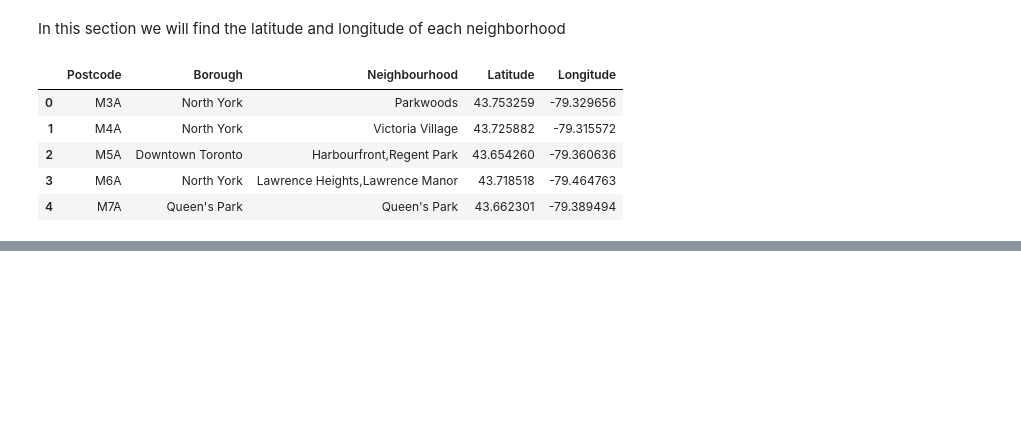
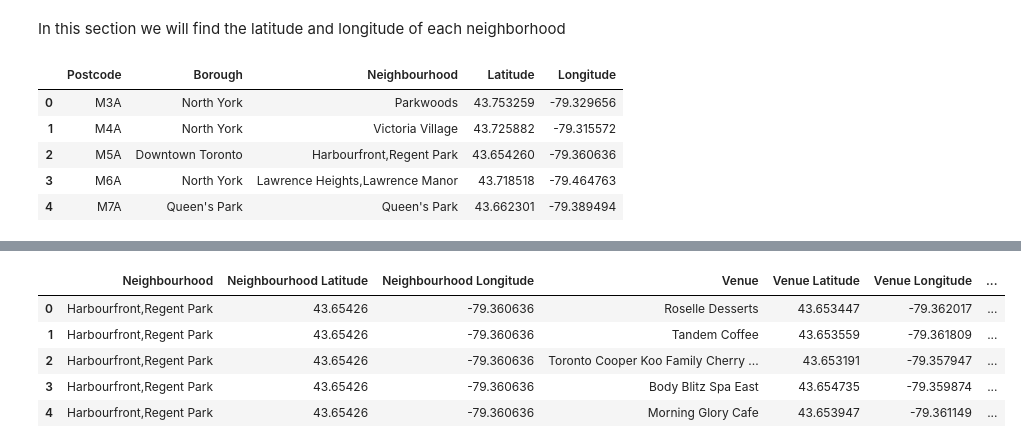
Before and after one commit to ameliacorl/Coursera_Capstone, a Jupyter notebook: Segmenting and Clustering in Toronto.ipynb, the cells around one changed output, grey strips where cells are left out. Cells and saved outputs as stored; diff of their text form; code cells hidden in the pictures; blank space fills up the shorter version.

```diff
--- a/Segmenting and Clustering in Toronto.ipynb
+++ b/Segmenting and Clustering in Toronto.ipynb
@@ -94,0 +197,16 @@ df5.head()
+# %%
+#retrieve Foursquare data regarding venues around Harbourfront,Regent Park
+LIMIT = 100
+radius = 500
+
+url = 'https://api.foursquare.com/v2/venues/explore?&client_id={}&client_secret={}&v={}&ll={},{}&radius={}&limit={}'.format(
+    CLIENT_ID,
+    CLIENT_SECRET,
+    VERSION,
+    neighbourhood_latitude,
+    neighbourhood_longitude,
+    radius,
+    LIMIT)
+
+results = requests.get(url).json()
+results
@@ -94,0 +262,46 @@ df5.head()
+# %%
+#retrieve nearby venues for all Downtown Toronto Neighbourhoods
+    def getNearbyVenues(names, latitudes, longitudes, radius=500):
+    venues_list=[]
+    for name, lat, lng in zip(names, latitudes, longitudes):
+        print(name)
+
+        url = 'https://api.foursquare.com/v2/venues/explore?&client_id={}&client_secret={}&v={}&ll={},{}&radius={}&limit={}'.format(
+            CLIENT_ID,
+            CLIENT_SECRET,
+            VERSION,
+            lat,
+            lng,
+            radius,
+            LIMIT)
+
+
+        results = requests.get(url).json()["response"]['groups'][0]['items']
+
+
+        venues_list.append([(
+            name,
+            lat,
+            lng,
+            v['venue']['name'],
+            v['venue']['location']['lat'],
+            v['venue']['location']['lng'],
+            v['venue']['categories'][0]['name']) for v in results])
+
+    nearby_venues = pd.DataFrame([item for venue_list in venues_list for item in venue_list])
+    nearby_venues.columns = ['Neighbourhood',
+                  'Neighbourhood Latitude',
+                  'Neighbourhood Longitude',
+                  'Venue',
+                  'Venue Latitude',
+                  'Venue Longitude',
+                  'Venue Category']
+
+    return(nearby_venues)
+toronto_venues = getNearbyVenues(names=df6['Neighbourhood'],
+                                   latitudes=df6['Latitude'],
+                                   longitudes=df6['Longitude']
+                                  )
+print(toronto_venues.shape)
+toronto_venues.head()
+# %% [output]
@@ -94,0 +327,6 @@ df5.head()
+|  | Neighbourhood | Neighbourhood Latitude | Neighbourhood Longitude | Venue | Venue Latitude | Venue Longitude | ... |
+| 0 | Harbourfront,Regent Park | 43.65426 | -79.360636 | Roselle Desserts | 43.653447 | -79.362017 | ... |
+| 1 | Harbourfront,Regent Park | 43.65426 | -79.360636 | Tandem Coffee | 43.653559 | -79.361809 | ... |
+| 2 | Harbourfront,Regent Park | 43.65426 | -79.360636 | Toronto Cooper Koo Family Cherry ... | 43.653191 | -79.357947 | ... |
+| 3 | Harbourfront,Regent Park | 43.65426 | -79.360636 | Body Blitz Spa East | 43.654735 | -79.359874 | ... |
+| 4 | Harbourfront,Regent Park | 43.65426 | -79.360636 | Morning Glory Cafe | 43.653947 | -79.361149 | ... |
```
Also changed, not shown: parts of 17 cells of this notebook.
